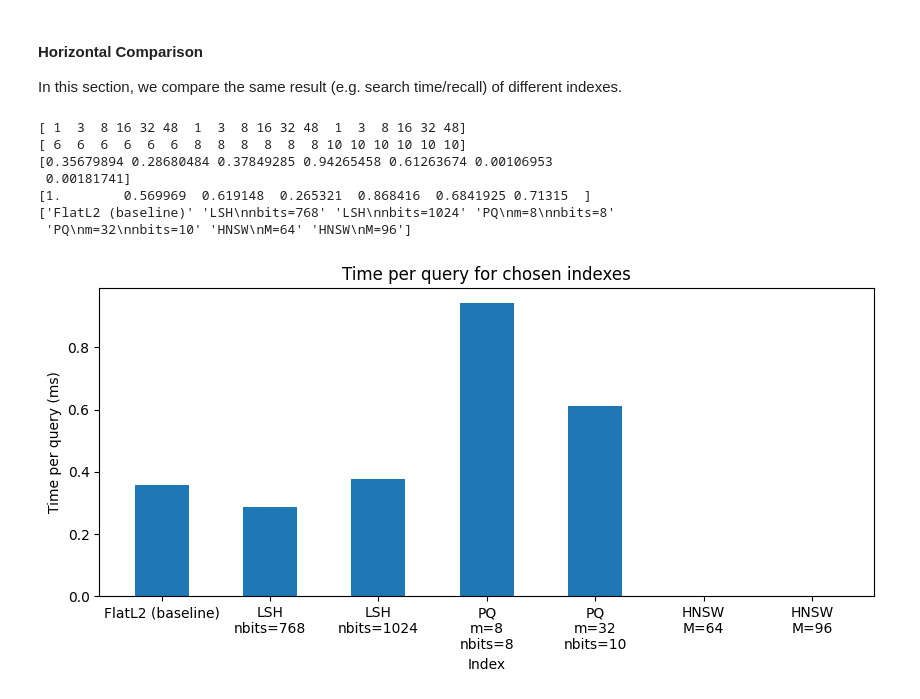
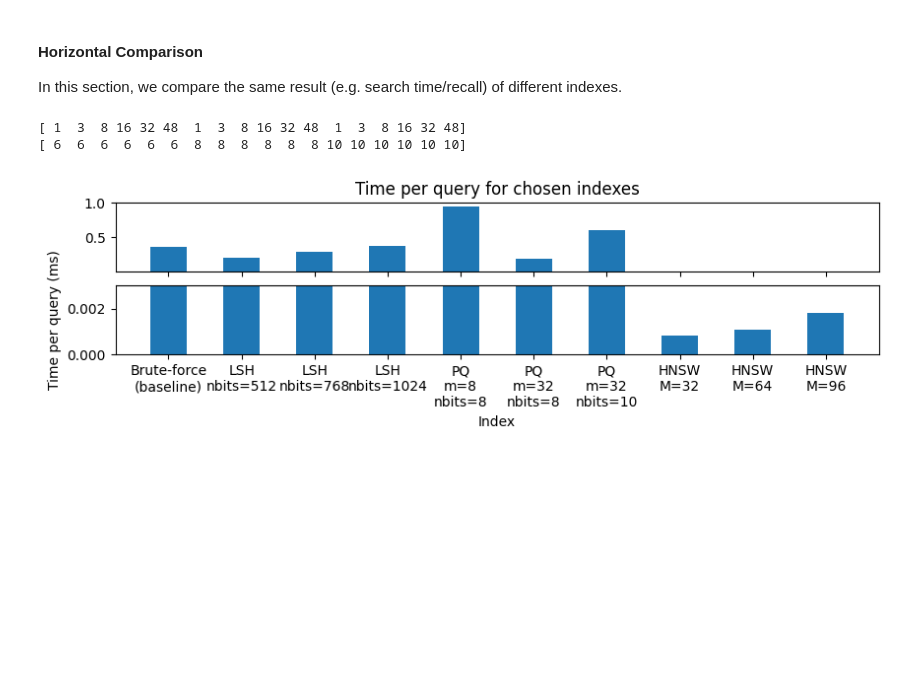
Before and after one commit to Kevinpyx/faissBenchmarking, a Jupyter notebook: result_analysis.ipynb, the cells around one changed output. Drawn from its saved outputs; the diff is of its cells as text; code cells hidden in the pictures; blank space fills up the shorter version.

```diff
--- a/result_analysis.ipynb
+++ b/result_analysis.ipynb
@@ -342,62 +342,86 @@ In this section, we compare the same result (e.g. search time/recall) of differe
 # FlatL2_chosen:
 SPQ_FLATL2_chosen = SPQ_FLATL2
 recall_FLATL2_chosen = recall_FLATL2
-catagories_FLATL2_chosen = ["FlatL2 (baseline)"]
+memory_FLATL2_chosen = memory_FLATL2
+catagories_FLATL2_chosen = ["Brute-force\n(baseline)"]
 
-# LSH_chosen: nbits = 768, 1025 (index: 10, 11)
-SPQ_LSH_chosen = SPQ_LSH[10:12]
-recall_LSH_chosen = recall_LSH[10:12]
-catagories_LSH_chosen = ["LSH\nnbits=768", "LSH\nnbits=1024"]
+# LSH_chosen: nbits = 512 768, 1025 (index: 9, 10, 11)
+SPQ_LSH_chosen = SPQ_LSH[9:12]
+recall_LSH_chosen = recall_LSH[9:12]
+memory_LSH_chosen = memory_LSH[9:12]
+catagories_LSH_chosen = ["LSH\nnbits=512", "LSH\nnbits=768", "LSH\nnbits=1024"]
 
 # PQ_chosen:
-# (m, nbits) = (8, 8), (32, 10) (index: 8, 16)
+# (m, nbits) = (8, 8), (32, 8), (32, 10) (index: 8, 10, 16)
 # print(SPQ_PQ.shape)
 print(m)
 print(nbits)
 SPQ_PQ_flat = SPQ_PQ.flatten()
 recall_PQ_flat = recall_PQ.flatten()
-SPQ_PQ_chosen = SPQ_PQ_flat[[8, 16]]
-recall_PQ_chosen = recall_PQ_flat[[8, 16]]
-catagories_PQ_chosen = ["PQ\nm=8\nnbits=8", "PQ\nm=32\nnbits=10"]
+memory_PQ_flat = memory_PQ.flatten()
+SPQ_PQ_chosen = SPQ_PQ_flat[[8, 10, 16]]
+recall_PQ_chosen = recall_PQ_flat[[8, 10, 16]]
+memory_PQ_chosen = memory_PQ_flat[[8, 10, 16]]
+catagories_PQ_chosen = ["PQ\nm=8\nnbits=8", "PQ\nm=32\nnbits=8", "PQ\nm=32\nnbits=10"]
 
 # HNSW_chosen:
-# M = 64, 96 (index: 2, 3)
-SPQ_HNSW_chosen = SPQ_HNSW[2:4]
-recall_HNSW_chosen = recall_HNSW[2:4]
-catagories_HNSW_chosen = ["HNSW\nM=64", "HNSW\nM=96"]
+# M = 32, 64, 96 (index: 1, 2, 3)
+SPQ_HNSW_chosen = SPQ_HNSW[1:4]
+recall_HNSW_chosen = recall_HNSW[1:4]
+memory_HNSW_chosen = memory_HNSW[1:4]
+catagories_HNSW_chosen = ["HNSW\nM=32", "HNSW\nM=64", "HNSW\nM=96"]
 
 # plot SPQ and recall side by side for all indexes and all parameters in a bar chart
 
 # make aggregate lists
 aggregate_SPQ = np.append(np.append(SPQ_FLATL2_chosen, SPQ_LSH_chosen), np.append(SPQ_PQ_chosen, SPQ_HNSW_chosen))
 aggregate_recall = np.append(np.append(recall_FLATL2_chosen, recall_LSH_chosen), np.append(recall_PQ_chosen, recall_HNSW_chosen))
+aggregate_memory = np.append(np.append(memory_FLATL2_chosen, memory_LSH_chosen), np.append(memory_PQ_chosen, memory_HNSW_chosen))
 aggregate_categories = np.append(np.append(catagories_FLATL2_chosen, catagories_LSH_chosen), np.append(catagories_PQ_chosen, catagories_HNSW_chosen))
 
-print(aggregate_SPQ)
-print(aggregate_recall)
-print(aggregate_categories)
+figsize = (10,2)
 
 # SPQ
-plt.figure(figsize=(10,4))
-plt.bar(list(aggregate_categories), list(aggregate_SPQ), width=0.5, capsize=5)
-plt.xlabel('Index')
-plt.ylabel('Time per query (ms)')
-plt.title('Time per query for chosen indexes')
+# plot SPQ as a bar chart with a broken y-axis
+fig, (ax1, ax2) = plt.subplots(2, 1, sharex=True, figsize=figsize)
+ax1.bar(aggregate_categories, aggregate_SPQ, width=.5, capsize=5)
+#ax1.set_ylabel('Time per query (ms)')
+ax1.set_ylim(0.003, 1)
+ax1.set_title('Time per query for chosen indexes')
+ax2.bar(aggregate_categories, aggregate_SPQ, width=.5, capsize=5)
+ax2.set_ylabel('Time per query (ms)')
+ax2.set_xlabel('Index')
+ax2.set_ylim(0, 0.003)
 plt.show()
 
 # recall@1
-plt.figure(figsize=(10,4))
+plt.figure(figsize=figsize)
 plt.bar(aggregate_categories, aggregate_recall, width=.5, capsize=5)
 plt.xlabel('Index')
 plt.ylabel('Recall@1')
 plt.title('Recall@1 for chosen indexes')
 plt.show()
+
+# memory usage
+plt.figure(figsize=figsize)
+plt.bar(aggregate_categories, aggregate_memory, width=.5, capsize=5)
+plt.xlabel('Index')
+plt.ylabel('Memory usage (MB)')
+plt.title('Memory usage for chosen indexes')
+plt.show()
+
+# calculate a score for the chosen indexes: recall/(SPQ*(memory)^1/2)
+# the higher the better
+aggregate_score = aggregate_recall/(aggregate_SPQ*(aggregate_memory))
+
+# plot aggregate score as a bar chart
+plt.figure(figsize=figsize)
+plt.bar(aggregate_categories, aggregate_score, width=.5, capsize=5)
+plt.xlabel('Index')
+plt.ylabel('recall/(SPQ*(memory))')
+plt.title('Score for chosen indexes')
+plt.show()
 # %% [output]
 [ 1  3  8 16 32 48  1  3  8 16 32 48  1  3  8 16 32 48]
 [ 6  6  6  6  6  6  8  8  8  8  8  8 10 10 10 10 10 10]
-[0.35679894 0.28680484 0.37849285 0.94265458 0.61263674 0.00106953
- 0.00181741]
-[1.        0.569969  0.619148  0.265321  0.868416  0.6841925 0.71315  ]
-['FlatL2 (baseline)' 'LSH\nnbits=768' 'LSH\nnbits=1024' 'PQ\nm=8\nnbits=8'
- 'PQ\nm=32\nnbits=10' 'HNSW\nM=64' 'HNSW\nM=96']
-[figure, old version]
+[figure, new version]
```
Also changed, not shown: parts of 5 cells of this notebook, 1 other file.
